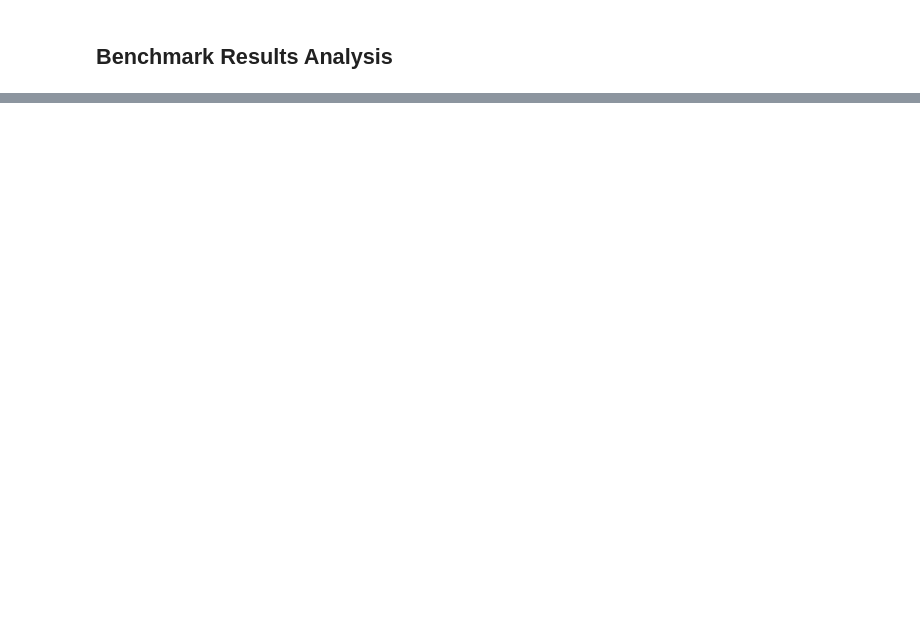
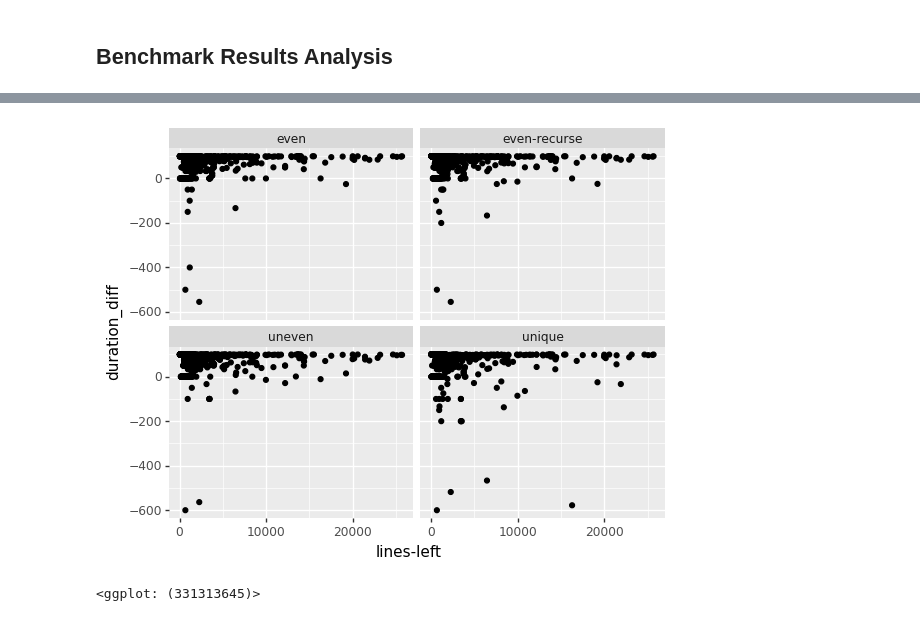
Before and after one commit to labri-progress/cidiff, a Jupyter notebook: python/analysis.ipynb, the cells around one changed output, grey strips where cells are left out. Saved outputs shown, nothing was run; the diff lists cells and outputs as text; code cells hidden in the pictures; blank space fills up the shorter version.

```diff
--- a/python/analysis.ipynb
+++ b/python/analysis.ipynb
@@ -96 +119,6 @@ data.head()
+# %%
+pn.ggplot(merged_data, pn.aes(x="lines-left", y="duration_diff")) + pn.geom_point() + pn.facet_wrap("type")
+# %% [output]
+[figure, added]
+<ggplot: (331313645)>
 # %%
```
Also changed, not shown: parts of 21 cells of this notebook.
